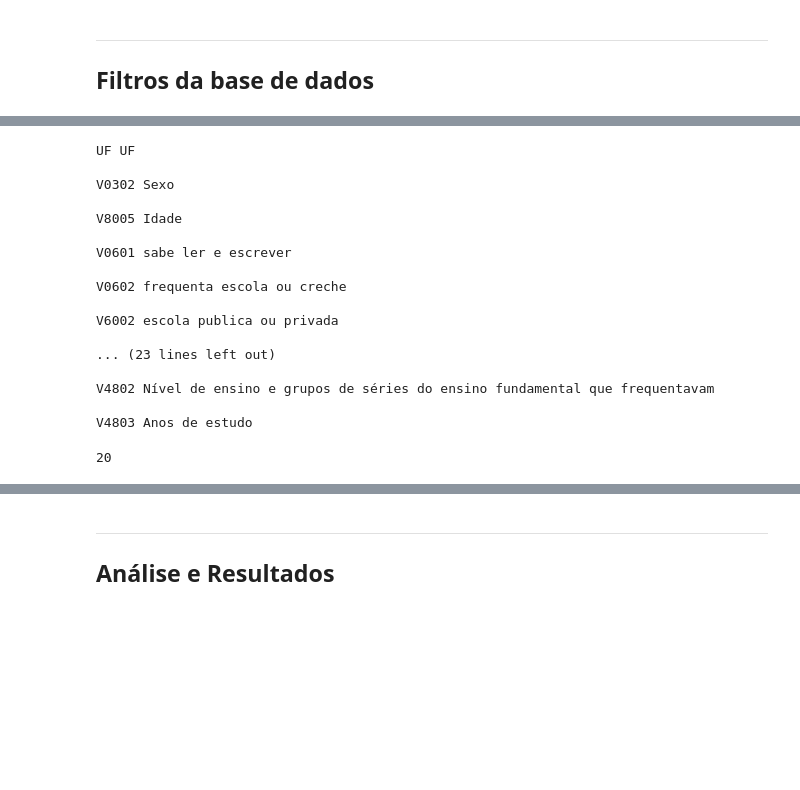
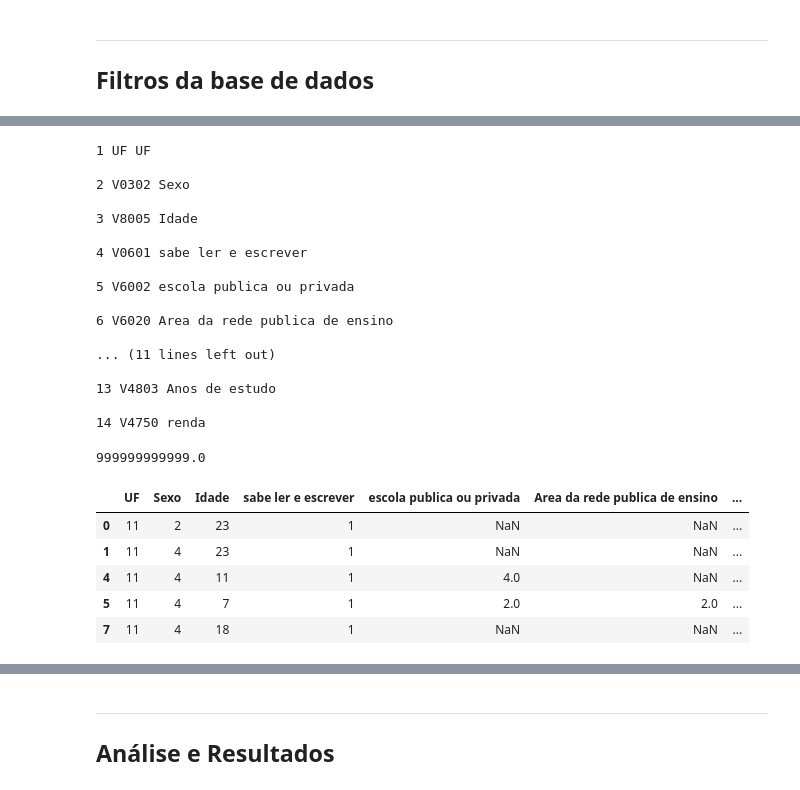
Before and after one commit to 4rfel/DP_DADOS_2019, a Jupyter notebook: Projeto1 Layout.ipynb, the cells around one changed output, grey strips where cells are left out. Drawn from its saved outputs; the diff is of its cells as text; code cells hidden in the pictures; blank space fills up the shorter version.

```diff
--- a/Projeto1 Layout.ipynb
+++ b/Projeto1 Layout.ipynb
@@ -39,31 +32,36 @@ PES2011 = pd.read_csv('PES2011.csv',sep=',')
 #pd.read_csv('PES2015csv.zip', compression='zip', header=0, sep=',', quotechar='"')
 # %%
 #2015:
-old_columns = ['UF','V0302','V8005',"V0601",'V0602','V6002','V6020',"V0605",'V6007','V0609','V0610','V0611','V06111','V061112','V061113','V061114','V9891','V4801','V4802','V4803']
-new_names = ['UF','Sexo','Idade','sabe ler e escrever','frequenta escola ou creche','escola publica ou privada', 'Area da rede publica de ensino', 'serie que frequenta','curso mais elevado que frequentou anteriormente','Concluiu, com aprovação, pelo menos a 1ª série deste curso que frequentou anteriormente','Última série concluída com aprovação, neste curso que frequentou anteriormente','Concluiu este curso que frequentou anteriormente','Nos últimos 3 meses, utilizou a Internet em algum local','O acesso à Internet foi feito através de microcomputador','O acesso à Internet foi feito através de telefone celular','O acesso à Internet foi feito através de um tablet','Faixa de idade em que começou a trabalhar','Nível de ensino, duração do ensino fundamental e série que frequentavam','Nível de ensino e grupos de séries do ensino fundamental que frequentavam',"Anos de estudo"]
-df_2015 = PES2015[old_columns]
-for e, i in zip(old_columns, new_names):
-    print(e, i)
+columns_2015 = ['UF','V0302','V8005',"V0601",'V6002','V6020',"V0605",'V6007','V0611','V06111','V4801','V4802','V4803','V4750']
+names_2015 = ['UF','Sexo','Idade','sabe ler e escrever','escola publica ou privada', 'Area da rede publica de ensino', 'serie que frequenta','curso mais elevado que frequentou anteriormente','Concluiu este curso que frequentou anteriormente','Nos últimos 3 meses, utilizou a Internet em algum local','Nível de ensino, duração do ensino fundamental e série que frequentavam','Nível de ensino e grupos de séries do ensino fundamental que frequentavam',"Anos de estudo", "renda"]
+
+aa = 0
+df_2015 = PES2015[columns_2015]
+for e, i in zip(columns_2015, names_2015):
+    aa += 1
+    print(aa,e, i)
     print("")
+
+df_2015.columns = names_2015
 # %% [output]
-UF UF
+1 UF UF
 
-V0302 Sexo
+2 V0302 Sexo
 
-V8005 Idade
+3 V8005 Idade
 
-V0601 sabe ler e escrever
+4 V0601 sabe ler e escrever
 
-V0602 frequenta escola ou creche
+5 V6002 escola publica ou privada
 
-V6002 escola publica ou privada
+6 V6020 Area da rede publica de ensino
 
-... (23 lines left out)
+... (11 lines left out)
 
-V4802 Nível de ensino e grupos de séries do ensino fundamental que frequentavam
+13 V4803 Anos de estudo
 
-V4803 Anos de estudo
+14 V4750 renda
-# %%
-len(new_names)
-# %% [output]
-20
+# %%
+max(df_2015.renda)
+# %% [output]
+999999999999.0
@@ -70,2 +71,11 @@ len(new_names)
+# %%
+df_2015.head()
+# %% [output]
+|  | UF | Sexo | Idade | sabe ler e escrever | escola publica ou privada | Area da rede publica de ensino | ... |
+| 0 | 11 | 2 | 23 | 1 | NaN | NaN | ... |
+| 1 | 11 | 4 | 23 | 1 | NaN | NaN | ... |
+| 4 | 11 | 4 | 11 | 1 | 4.0 | NaN | ... |
+| 5 | 11 | 4 | 7 | 1 | 2.0 | 2.0 | ... |
+| 7 | 11 | 4 | 18 | 1 | NaN | NaN | ... |
 # %%
 #2015:
```
Also changed, not shown: parts of 22 cells of this notebook, 2 other files.
